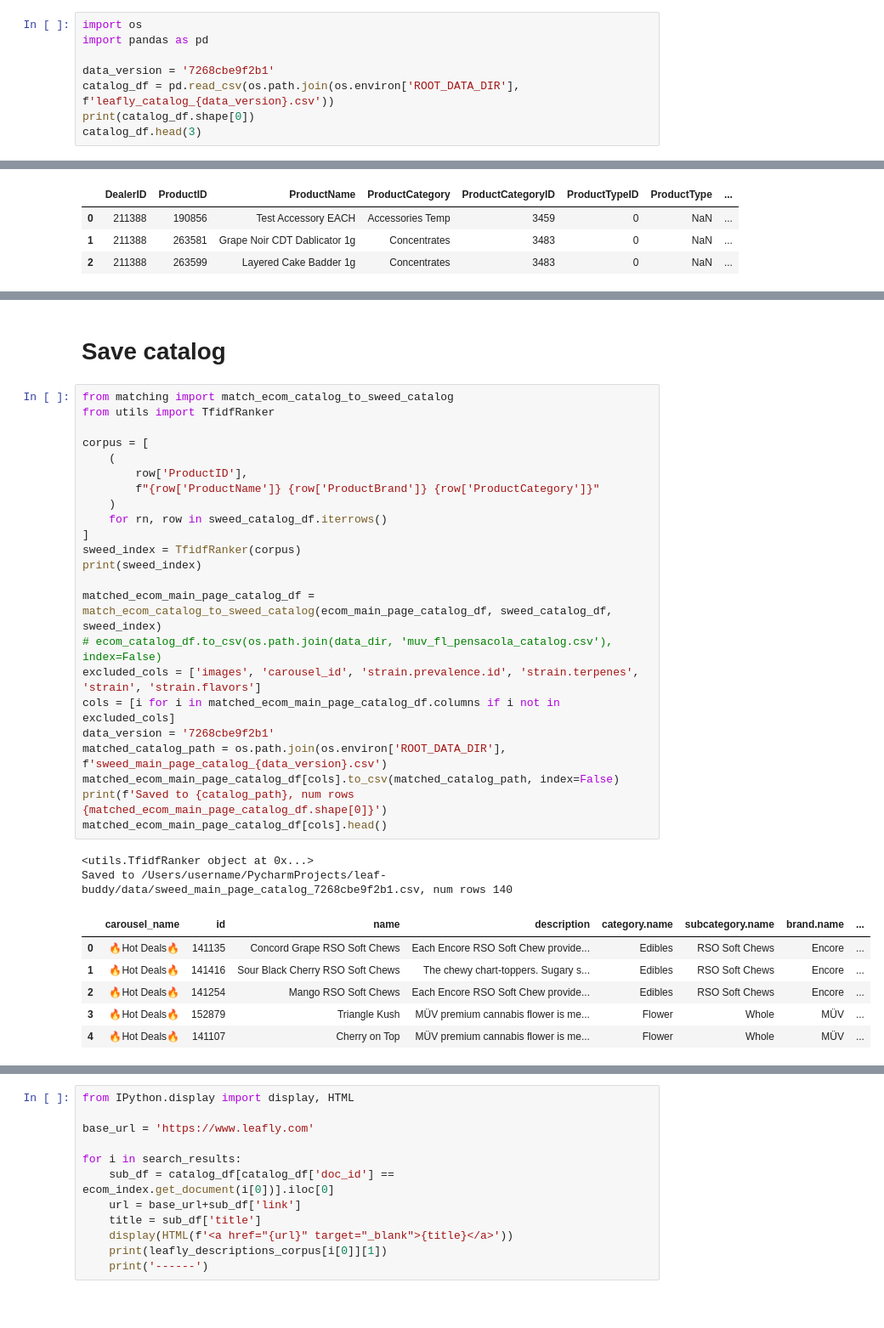
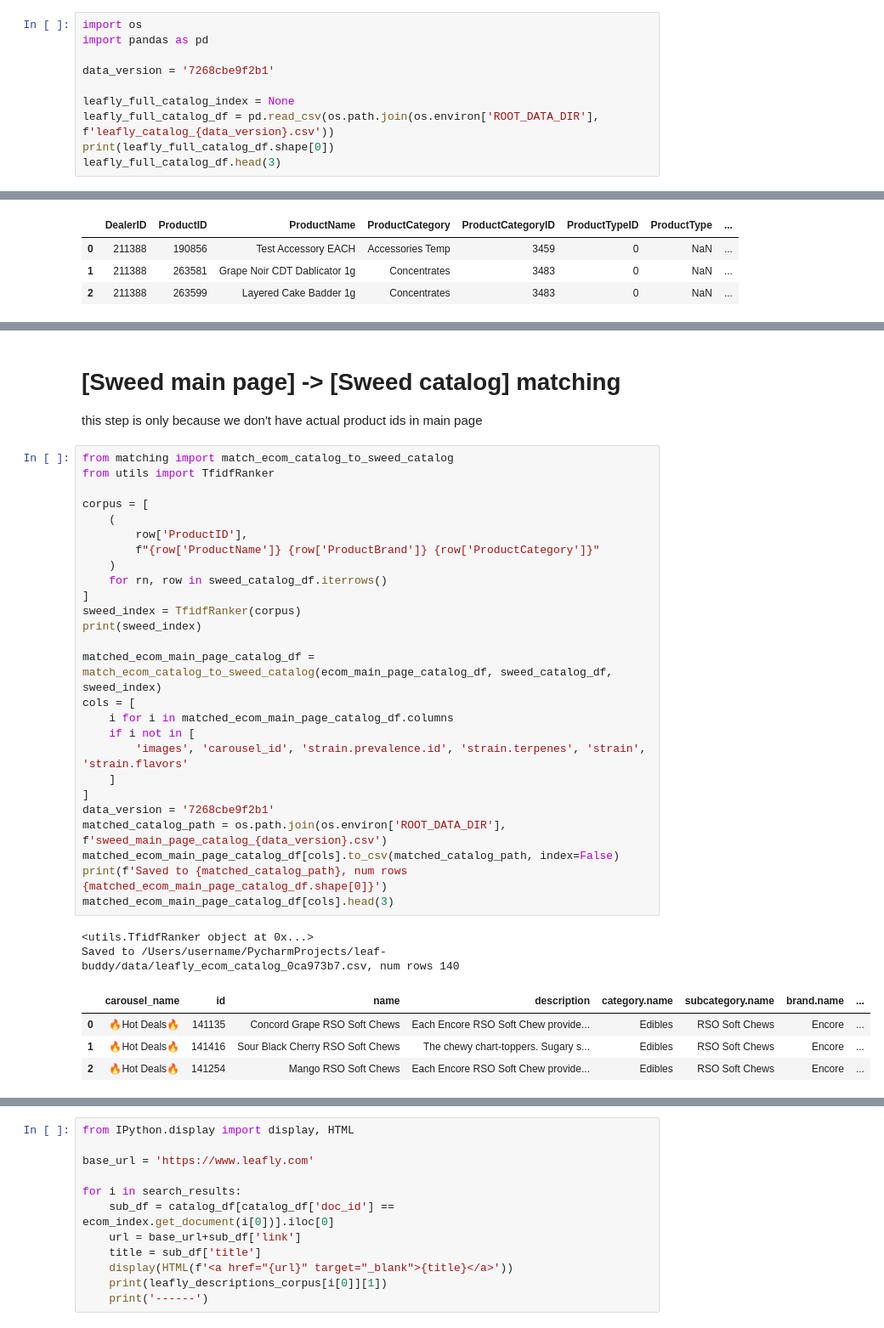
Before and after one commit to aleksandr-dzhumurat/leaf-buddy, a Jupyter notebook: jupyter_notebooks/eda.ipynb, the cells around one changed output, grey strips where cells are left out. Shown at 85% size. Drawn from its saved outputs; the diff is of its cells as text; blank space fills up the shorter version.

```diff
--- a/jupyter_notebooks/eda.ipynb
+++ b/jupyter_notebooks/eda.ipynb
@@ -40,9 +40,11 @@ import os
 import pandas as pd
 
 data_version = '7268cbe9f2b1'
-catalog_df = pd.read_csv(os.path.join(os.environ['ROOT_DATA_DIR'], f'leafly_catalog_{data_version}.csv'))
-print(catalog_df.shape[0])
-catalog_df.head(3)
+
+leafly_full_catalog_index = None
+leafly_full_catalog_df = pd.read_csv(os.path.join(os.environ['ROOT_DATA_DIR'], f'leafly_catalog_{data_version}.csv'))
+print(leafly_full_catalog_df.shape[0])
+leafly_full_catalog_df.head(3)
 # %% [output]
 49259
 |  | doc_id | category | title | link | file | processed_file_name |
@@ -243,35 +318,38 @@ effects []
 # %% [markdown]
-# Save catalog
+# [Sweed main page] -> [Sweed catalog] matching
+
+this step is only because we don't have actual product ids in main page
 # %%
 from matching import match_ecom_catalog_to_sweed_catalog
 from utils import TfidfRanker
 
 corpus = [
     (
         row['ProductID'],
         f"{row['ProductName']} {row['ProductBrand']} {row['ProductCategory']}"
     )
     for rn, row in sweed_catalog_df.iterrows()
 ]
 sweed_index = TfidfRanker(corpus)
 print(sweed_index)
 
 matched_ecom_main_page_catalog_df = match_ecom_catalog_to_sweed_catalog(ecom_main_page_catalog_df, sweed_catalog_df, sweed_index)
-# ecom_catalog_df.to_csv(os.path.join(data_dir, 'muv_fl_pensacola_catalog.csv'), index=False)
-excluded_cols = ['images', 'carousel_id', 'strain.prevalence.id', 'strain.terpenes', 'strain', 'strain.flavors']
-cols = [i for i in matched_ecom_main_page_catalog_df.columns if i not in excluded_cols]
+cols = [
+    i for i in matched_ecom_main_page_catalog_df.columns
+    if i not in [
+        'images', 'carousel_id', 'strain.prevalence.id', 'strain.terpenes', 'strain', 'strain.flavors'
+    ]
+]
 data_version = '7268cbe9f2b1'
 matched_catalog_path = os.path.join(os.environ['ROOT_DATA_DIR'], f'sweed_main_page_catalog_{data_version}.csv')
 matched_ecom_main_page_catalog_df[cols].to_csv(matched_catalog_path, index=False)
-print(f'Saved to {catalog_path}, num rows {matched_ecom_main_page_catalog_df.shape[0]}')
-matched_ecom_main_page_catalog_df[cols].head()
+print(f'Saved to {matched_catalog_path}, num rows {matched_ecom_main_page_catalog_df.shape[0]}')
+matched_ecom_main_page_catalog_df[cols].head(3)
 # %% [output]
 <utils.TfidfRanker object at 0x...>
-Saved to /Users/username/PycharmProjects/leaf-buddy/data/sweed_main_page_catalog_7268cbe9f2b1.csv, num rows 140
+Saved to /Users/username/PycharmProjects/leaf-buddy/data/leafly_ecom_catalog_0ca973b7.csv, num rows 140
 |  | carousel_name | id | name | description | category.name | subcategory.name | brand.name | ... |
 | 0 | 🔥Hot Deals🔥 | 141135 | Concord Grape RSO Soft Chews | Each Encore RSO Soft Chew provide... | Edibles | RSO Soft Chews | Encore | ... |
 | 1 | 🔥Hot Deals🔥 | 141416 | Sour Black Cherry RSO Soft Chews | The chewy chart-toppers. Sugary s... | Edibles | RSO Soft Chews | Encore | ... |
 | 2 | 🔥Hot Deals🔥 | 141254 | Mango RSO Soft Chews | Each Encore RSO Soft Chew provide... | Edibles | RSO Soft Chews | Encore | ... |
-| 3 | 🔥Hot Deals🔥 | 152879 | Triangle Kush | MÜV premium cannabis flower is me... | Flower | Whole | MÜV | ... |
-| 4 | 🔥Hot Deals🔥 | 141107 | Cherry on Top | MÜV premium cannabis flower is me... | Flower | Whole | MÜV | ... |
 # %% [markdown]
```
Also changed, not shown: parts of 24 cells of this notebook, 3 other files.
